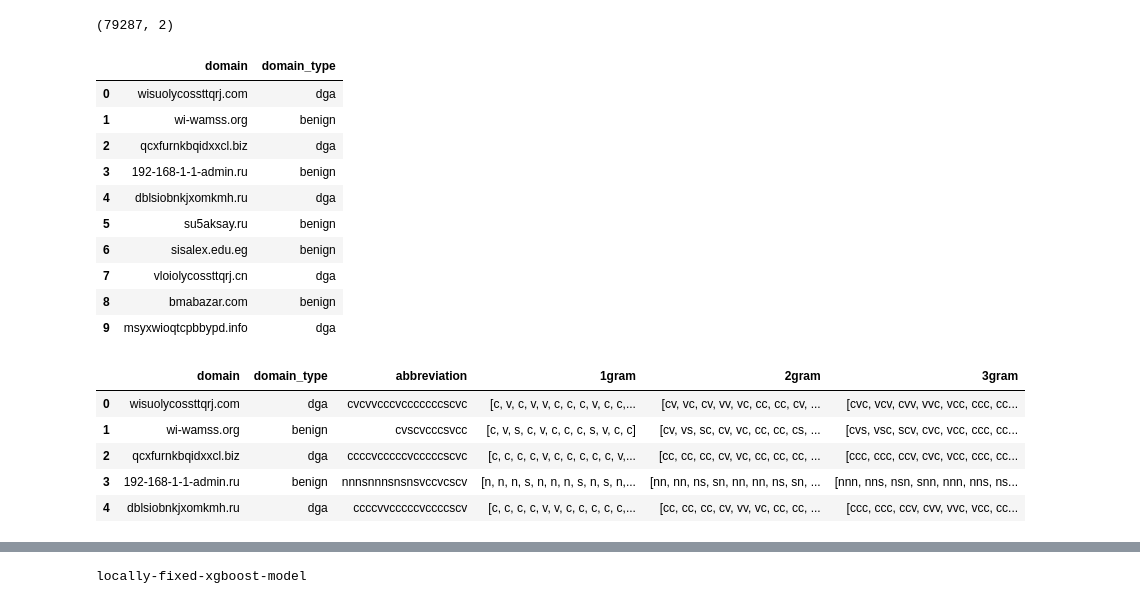
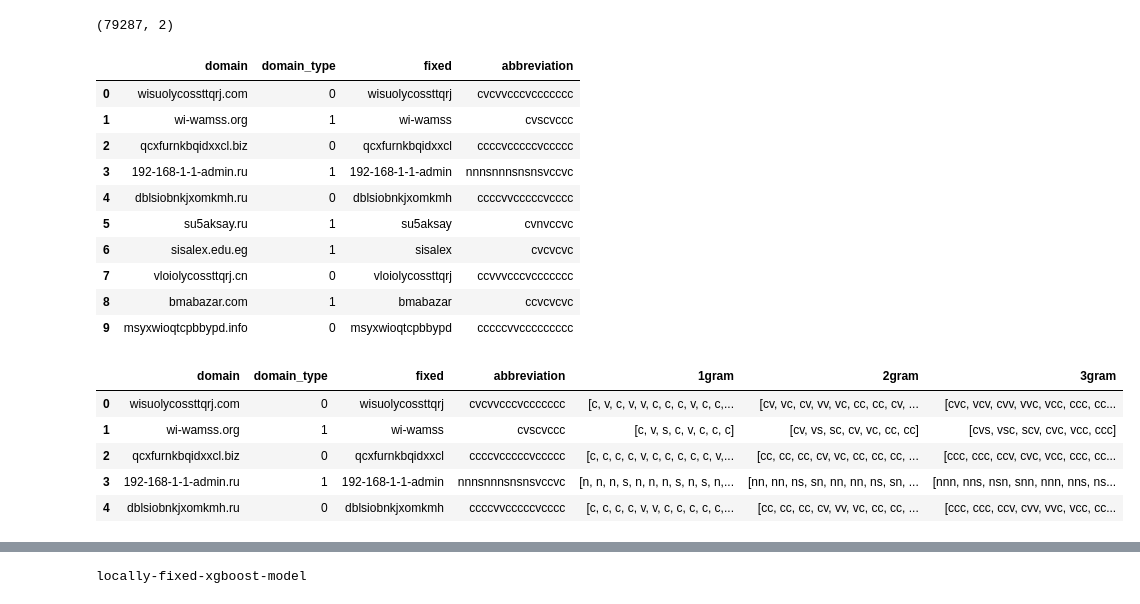
Before and after one commit to Tristan-Chow/Malicious-and-Benign-domain-detection, a Jupyter notebook: code/jupyternotebook/model_firstAttempt_updatedLogic_version.ipynb, the cells around one changed output, grey strips where cells are left out. Saved outputs shown, nothing was run; the diff lists cells and outputs as text; code cells hidden in the pictures.

```diff
--- a/code/jupyternotebook/model_firstAttempt_updatedLogic_version.ipynb
+++ b/code/jupyternotebook/model_firstAttempt_updatedLogic_version.ipynb
@@ -49,7 +49,7 @@ df.shape
 # %%
 # Creating feature
 #Transforming each character from the domain to vowels.
-
+import tldextract
 def transform(val):
     vowel = ('a','e','i','o','u')
     new = ''
@@ -63,35 +63,40 @@ def transform(val):
         else:
             new += 's'
     return new
-df['abbreviation']= df['domain'].apply(transform)
-domain_df.head(10)
+df['fixed'] = df['domain'].apply(lambda x: tldextract.extract(x).domain)
+df['abbreviation']= df['fixed'].apply(transform)
+df['domain_type'] = df['domain_type'].apply(lambda x: 1 if x == 'benign' else 0)
+df.head(10)
 # %% [output]
-|  | domain | domain_type |
-| 0 | wisuolycossttqrj.com | dga |
-| 1 | wi-wamss.org | benign |
-| 2 | qcxfurnkbqidxxcl.biz | dga |
-| 3 | 192-168-1-1-admin.ru | benign |
-| 4 | dblsiobnkjxomkmh.ru | dga |
-| 5 | su5aksay.ru | benign |
-| 6 | sisalex.edu.eg | benign |
-| 7 | vloiolycossttqrj.cn | dga |
-| 8 | bmabazar.com | benign |
-| 9 | msyxwioqtcpbbypd.info | dga |
+|  | domain | domain_type | fixed | abbreviation |
+| 0 | wisuolycossttqrj.com | 0 | wisuolycossttqrj | cvcvvcccvccccccc |
+| 1 | wi-wamss.org | 1 | wi-wamss | cvscvccc |
+| 2 | qcxfurnkbqidxxcl.biz | 0 | qcxfurnkbqidxxcl | ccccvcccccvccccc |
+| 3 | 192-168-1-1-admin.ru | 1 | 192-168-1-1-admin | nnnsnnnsnsnsvccvc |
+| 4 | dblsiobnkjxomkmh.ru | 0 | dblsiobnkjxomkmh | ccccvvcccccvcccc |
+| 5 | su5aksay.ru | 1 | su5aksay | cvnvccvc |
+| 6 | sisalex.edu.eg | 1 | sisalex | cvcvcvc |
+| 7 | vloiolycossttqrj.cn | 0 | vloiolycossttqrj | ccvvvcccvccccccc |
+| 8 | bmabazar.com | 1 | bmabazar | ccvcvcvc |
+| 9 | msyxwioqtcpbbypd.info | 0 | msyxwioqtcpbbypd | cccccvvccccccccc |
 # %%
 from nltk.util import ngrams
 def extract_ngrams(row, num):
-    n_grams = ngrams(row, num)
-    return [ ''.join(grams) for grams in n_grams]
+    if len(row) >= 3:
+        n_grams = ngrams(row, num)
+        return [ ''.join(grams) for grams in n_grams]
+    else:
+        return []
 for i in range(1,4):
     df['{}gram'.format(i)]= df['abbreviation'].apply(extract_ngrams, args=(i,))
 df.head()
 # %% [output]
-|  | domain | domain_type | abbreviation | 1gram | 2gram | 3gram |
-| 0 | wisuolycossttqrj.com | dga | cvcvvcccvcccccccscvc | [c, v, c, v, v, c, c, c, v, c, c,... | [cv, vc, cv, vv, vc, cc, cc, cv, ... | [cvc, vcv, cvv, vvc, vcc, ccc, cc... |
-| 1 | wi-wamss.org | benign | cvscvcccsvcc | [c, v, s, c, v, c, c, c, s, v, c, c] | [cv, vs, sc, cv, vc, cc, cc, cs, ... | [cvs, vsc, scv, cvc, vcc, ccc, cc... |
-| 2 | qcxfurnkbqidxxcl.biz | dga | ccccvcccccvcccccscvc | [c, c, c, c, v, c, c, c, c, c, v,... | [cc, cc, cc, cv, vc, cc, cc, cc, ... | [ccc, ccc, ccv, cvc, vcc, ccc, cc... |
-| 3 | 192-168-1-1-admin.ru | benign | nnnsnnnsnsnsvccvcscv | [n, n, n, s, n, n, n, s, n, s, n,... | [nn, nn, ns, sn, nn, nn, ns, sn, ... | [nnn, nns, nsn, snn, nnn, nns, ns... |
-| 4 | dblsiobnkjxomkmh.ru | dga | ccccvvcccccvccccscv | [c, c, c, c, v, v, c, c, c, c, c,... | [cc, cc, cc, cv, vv, vc, cc, cc, ... | [ccc, ccc, ccv, cvv, vvc, vcc, cc... |
+|  | domain | domain_type | fixed | abbreviation | 1gram | 2gram | 3gram |
+| 0 | wisuolycossttqrj.com | 0 | wisuolycossttqrj | cvcvvcccvccccccc | [c, v, c, v, v, c, c, c, v, c, c,... | [cv, vc, cv, vv, vc, cc, cc, cv, ... | [cvc, vcv, cvv, vvc, vcc, ccc, cc... |
+| 1 | wi-wamss.org | 1 | wi-wamss | cvscvccc | [c, v, s, c, v, c, c, c] | [cv, vs, sc, cv, vc, cc, cc] | [cvs, vsc, scv, cvc, vcc, ccc] |
+| 2 | qcxfurnkbqidxxcl.biz | 0 | qcxfurnkbqidxxcl | ccccvcccccvccccc | [c, c, c, c, v, c, c, c, c, c, v,... | [cc, cc, cc, cv, vc, cc, cc, cc, ... | [ccc, ccc, ccv, cvc, vcc, ccc, cc... |
+| 3 | 192-168-1-1-admin.ru | 1 | 192-168-1-1-admin | nnnsnnnsnsnsvccvc | [n, n, n, s, n, n, n, s, n, s, n,... | [nn, nn, ns, sn, nn, nn, ns, sn, ... | [nnn, nns, nsn, snn, nnn, nns, ns... |
+| 4 | dblsiobnkjxomkmh.ru | 0 | dblsiobnkjxomkmh | ccccvvcccccvcccc | [c, c, c, c, v, v, c, c, c, c, c,... | [cc, cc, cc, cv, vv, vc, cc, cc, ... | [ccc, ccc, ccv, cvv, vvc, vcc, cc... |
 # %%
 from collections import Counter
 def generate_combinations(n, comb):
```
Also changed, not shown: parts of 8 cells of this notebook, 5 other files.
